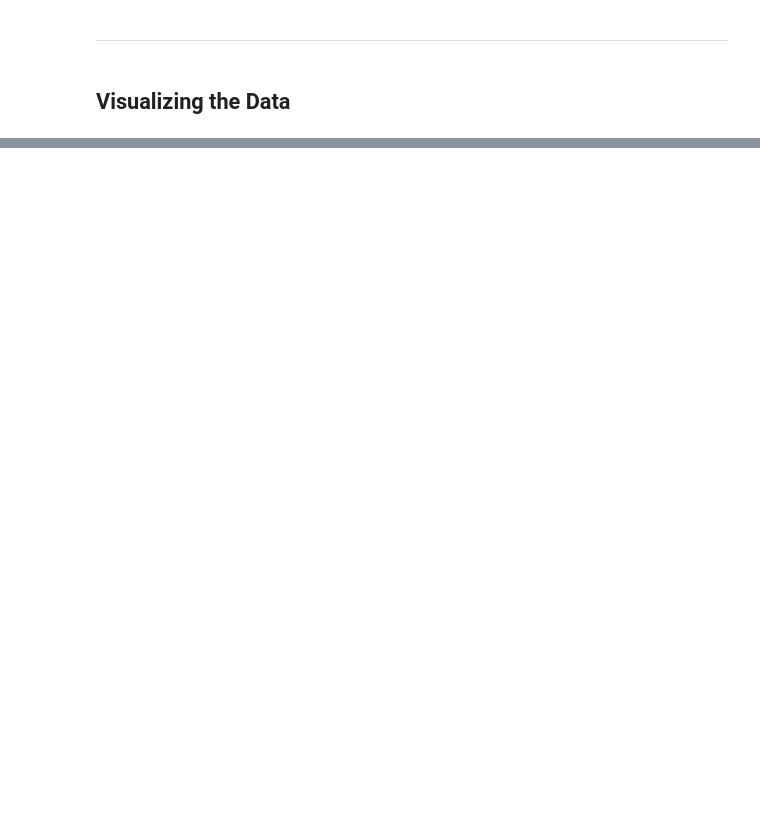
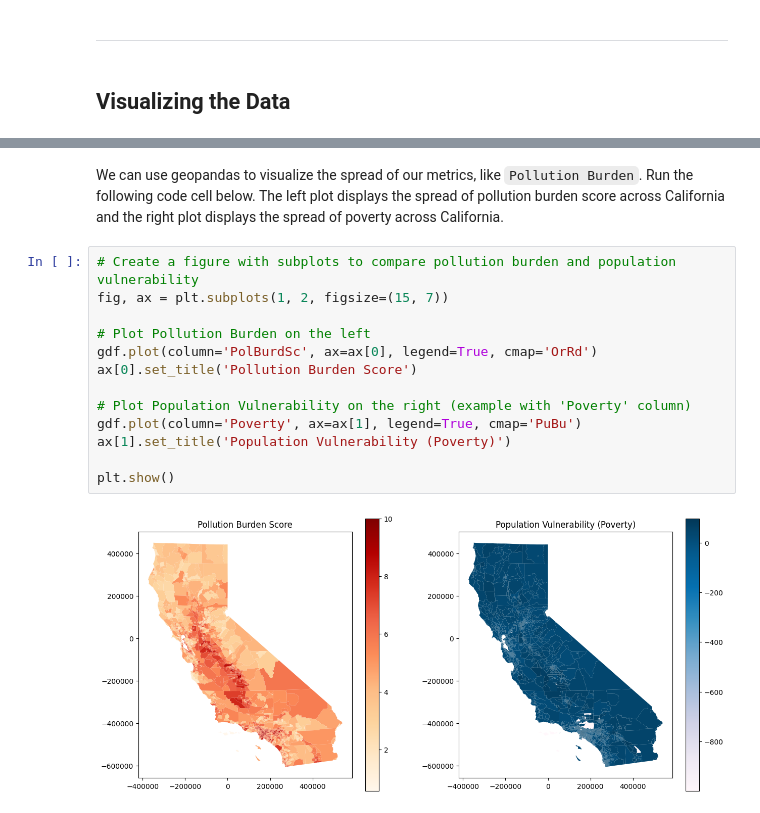
Before and after one commit to ds-modules/ECC-Sp24, a Jupyter notebook: CalEnviroScreen/draft.ipynb, the cells around one changed output, grey strips where cells are left out. Drawn from its saved outputs; the diff is of its cells as text; blank space fills up the shorter version.

```diff
--- a/CalEnviroScreen/draft.ipynb
+++ b/CalEnviroScreen/draft.ipynb
@@ -171,0 +227,17 @@ geopandas used here...
+# %% [markdown]
+We can use geopandas to visualize the spread of our metrics, like `Pollution Burden`. Run the following code cell below. The left plot displays the spread of pollution burden score across California and the right plot displays the spread of poverty across California.
+# %%
+# Create a figure with subplots to compare pollution burden and population vulnerability
+fig, ax = plt.subplots(1, 2, figsize=(15, 7))
+
+# Plot Pollution Burden on the left
+gdf.plot(column='PolBurdSc', ax=ax[0], legend=True, cmap='OrRd')
+ax[0].set_title('Pollution Burden Score')
+
+# Plot Population Vulnerability on the right (example with 'Poverty' column)
+gdf.plot(column='Poverty', ax=ax[1], legend=True, cmap='PuBu')
+ax[1].set_title('Population Vulnerability (Poverty)')
+
+plt.show()
+# %% [output]
+[figure, added]
```
Also changed, not shown: parts of 41 cells of this notebook.
